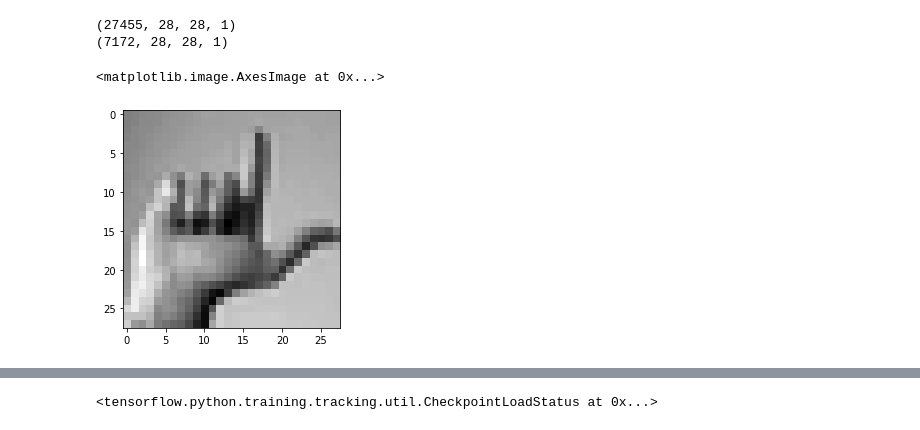
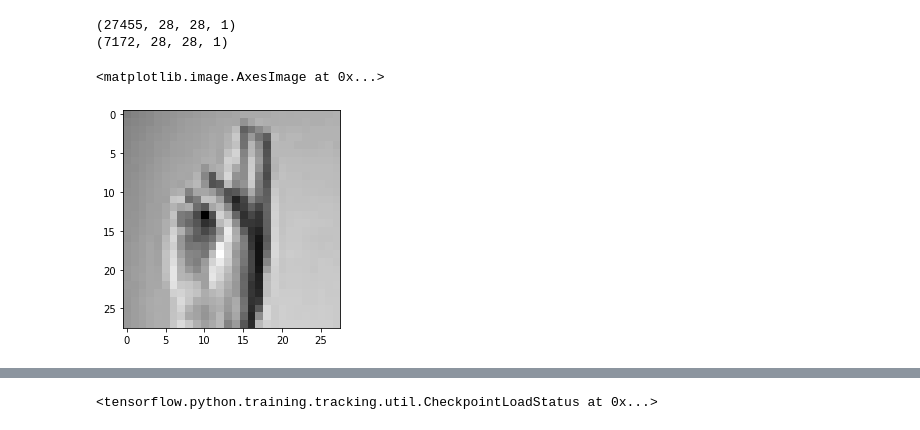
Before and after one commit to Soumya296/Deep_learning, a Jupyter notebook: Hand_Sign.ipynb, the cells around one changed output, grey strips where cells are left out. Cells and saved outputs as stored; diff of their text form; code cells hidden in the pictures.

```diff
--- a/Hand_Sign.ipynb
+++ b/Hand_Sign.ipynb
@@ -107,10 +108,10 @@ print(testing_images.shape)
 (27455, 28, 28, 1)
 (7172, 28, 28, 1)
 # %%
-plt.imshow(training_images[51].reshape((28,28)),cmap ='gray')
+plt.imshow(training_images[42].reshape((28,28)),cmap ='gray')
 # %% [output]
 <matplotlib.image.AxesImage at 0x...>
-[figure, old version]
+[figure, new version]
 # %%
 training_gen = train_datagen.flow(training_images, training_labels, batch_size=32)
 validation_gen=validation_datagen.flow(testing_images, testing_labels, batch_size=32)
```
Also changed, not shown: parts of 7 cells of this notebook.
